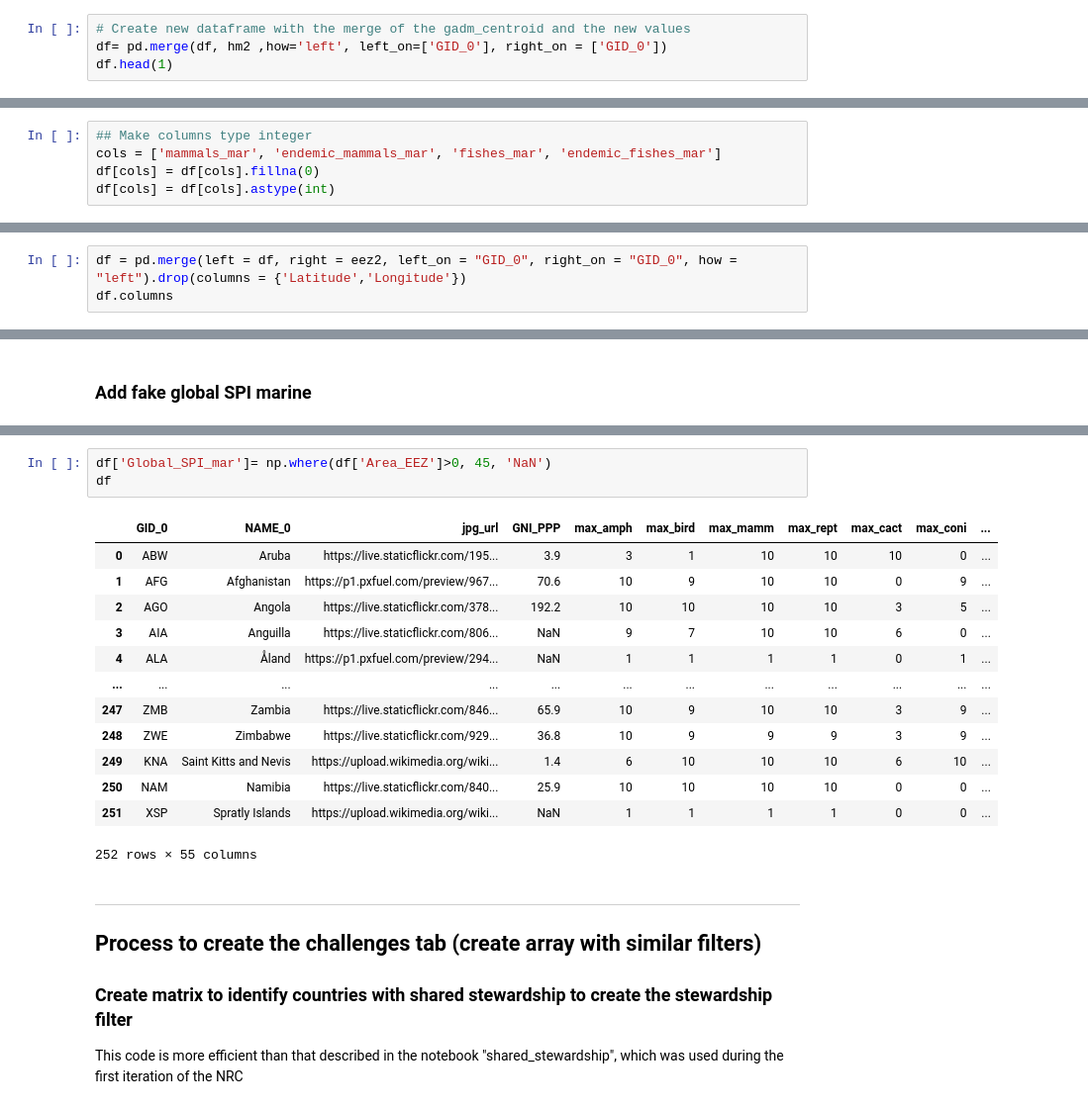
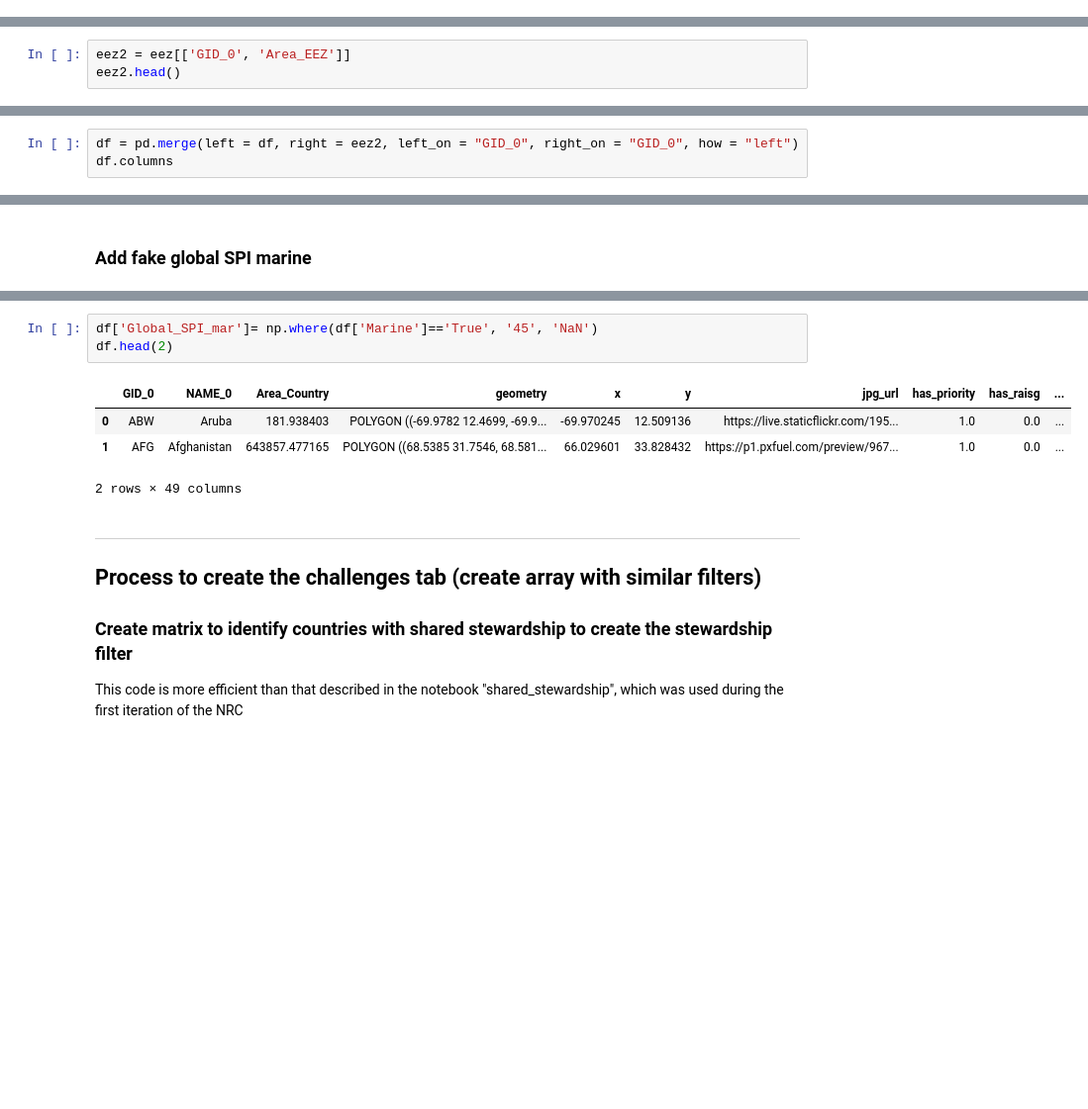
Before and after one commit to Vizzuality/he-scratchfolder, a Jupyter notebook: NRC_Marine.ipynb, the cells around one changed output, grey strips where cells are left out. Shown at 99% size. Saved outputs shown, nothing was run; the diff lists cells and outputs as text; blank space fills up the shorter version.

Commit message:
changes in NRC terrestrial and marine and simplification

```diff
--- a/NRC_Marine.ipynb
+++ b/NRC_Marine.ipynb
@@ -359,4 +350,0 @@ len(hm2)
-# %%
-# Create new dataframe with the merge of the gadm_centroid and the new values
-df= pd.merge(df, hm2 ,how='left', left_on=['GID_0'], right_on = ['GID_0'])
-df.head(1)
@@ -455,8 +440,3 @@ sum(df['endemic_fishes_mar'].notnull())
-# %%
-## Make columns type integer
-cols = ['mammals_mar', 'endemic_mammals_mar', 'fishes_mar', 'endemic_fishes_mar']
-df[cols] = df[cols].fillna(0)
-df[cols] = df[cols].astype(int)
 # %%
 df.columns
 # %% [output]
@@ -537,0 +551,3 @@ eez2.head()
+# %%
+eez2 = eez[['GID_0', 'Area_EEZ']]
+eez2.head()
@@ -538,4 +561,4 @@ eez2.head()
 # %%
-df = pd.merge(left = df, right = eez2, left_on = "GID_0", right_on = "GID_0", how = "left").drop(columns = {'Latitude','Longitude'})
+df = pd.merge(left = df, right = eez2, left_on = "GID_0", right_on = "GID_0", how = "left")
 df.columns
 # %% [output]
@@ -583,20 +586,11 @@ Index(['GID_0', 'NAME_0', 'jpg_url', 'GNI_PPP', 'max_amph', 'max_bird',
 # %%
-df['Global_SPI_mar']= np.where(df['Area_EEZ']>0, 45, 'NaN')
-df
+df['Global_SPI_mar']= np.where(df['Marine']=='True', '45', 'NaN')
+df.head(2)
 # %% [output]
-|  | GID_0 | NAME_0 | jpg_url | GNI_PPP | max_amph | max_bird | max_mamm | max_rept | max_cact | max_coni | ... |
-| 0 | ABW | Aruba | https://live.staticflickr.com/195... | 3.9 | 3 | 1 | 10 | 10 | 10 | 0 | ... |
-| 1 | AFG | Afghanistan | https://p1.pxfuel.com/preview/967... | 70.6 | 10 | 9 | 10 | 10 | 0 | 9 | ... |
-| 2 | AGO | Angola | https://live.staticflickr.com/378... | 192.2 | 10 | 10 | 10 | 10 | 3 | 5 | ... |
-| 3 | AIA | Anguilla | https://live.staticflickr.com/806... | NaN | 9 | 7 | 10 | 10 | 6 | 0 | ... |
-| 4 | ALA | Åland | https://p1.pxfuel.com/preview/294... | NaN | 1 | 1 | 1 | 1 | 0 | 1 | ... |
-| ... | ... | ... | ... | ... | ... | ... | ... | ... | ... | ... | ... |
-| 247 | ZMB | Zambia | https://live.staticflickr.com/846... | 65.9 | 10 | 9 | 10 | 10 | 3 | 9 | ... |
-| 248 | ZWE | Zimbabwe | https://live.staticflickr.com/929... | 36.8 | 10 | 9 | 9 | 9 | 3 | 9 | ... |
-| 249 | KNA | Saint Kitts and Nevis | https://upload.wikimedia.org/wiki... | 1.4 | 6 | 10 | 10 | 10 | 6 | 10 | ... |
-| 250 | NAM | Namibia | https://live.staticflickr.com/840... | 25.9 | 10 | 10 | 10 | 10 | 0 | 0 | ... |
-| 251 | XSP | Spratly Islands | https://upload.wikimedia.org/wiki... | NaN | 1 | 1 | 1 | 1 | 0 | 0 | ... |
+|  | GID_0 | NAME_0 | Area_Country | geometry | x | y | jpg_url | has_priority | has_raisg | ... |
+| 0 | ABW | Aruba | 181.938403 | POLYGON ((-69.9782 12.4699, -69.9... | -69.970245 | 12.509136 | https://live.staticflickr.com/195... | 1.0 | 0.0 | ... |
+| 1 | AFG | Afghanistan | 643857.477165 | POLYGON ((68.5385 31.7546, 68.581... | 66.029601 | 33.828432 | https://p1.pxfuel.com/preview/967... | 1.0 | 0.0 | ... |
-252 rows × 55 columns
+2 rows × 49 columns
 # %% [markdown]
 ---------------------------------------------------------------------------------------------------------------------------------------------
 ## Process to create the challenges tab (create array with similar filters)
```
Also changed, not shown: parts of 131 cells of this notebook, 4 other files.
